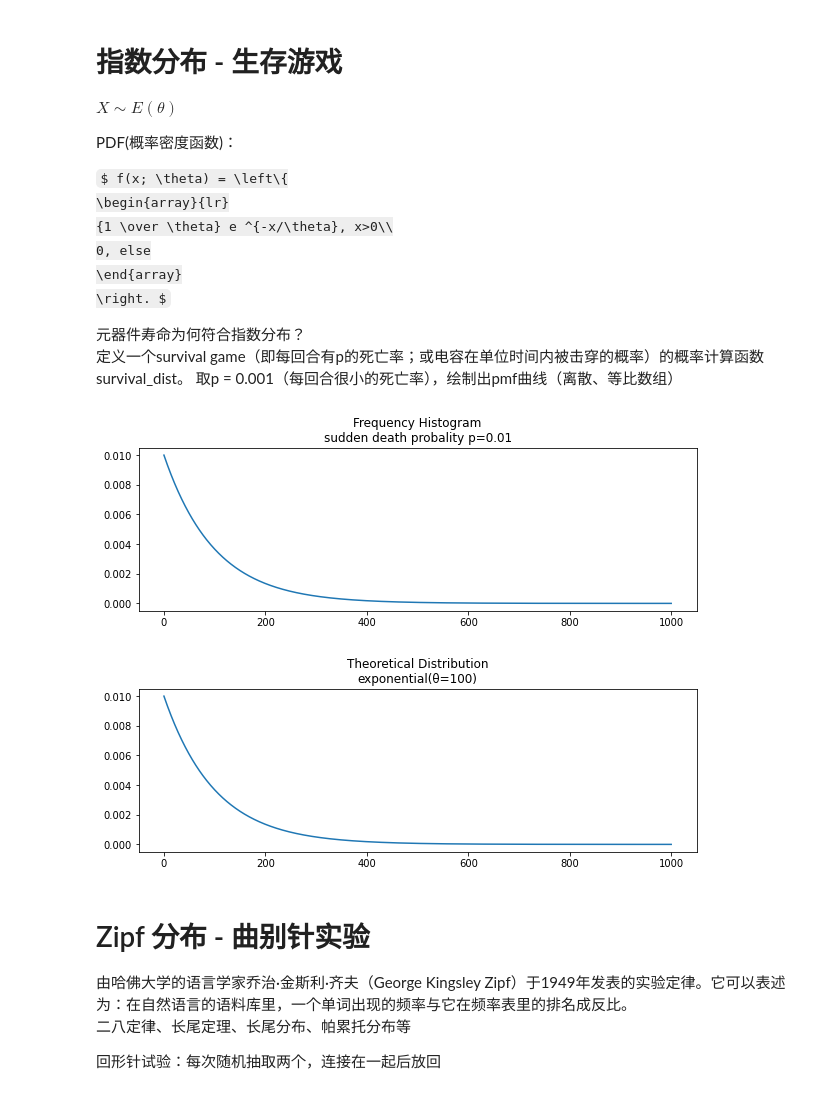
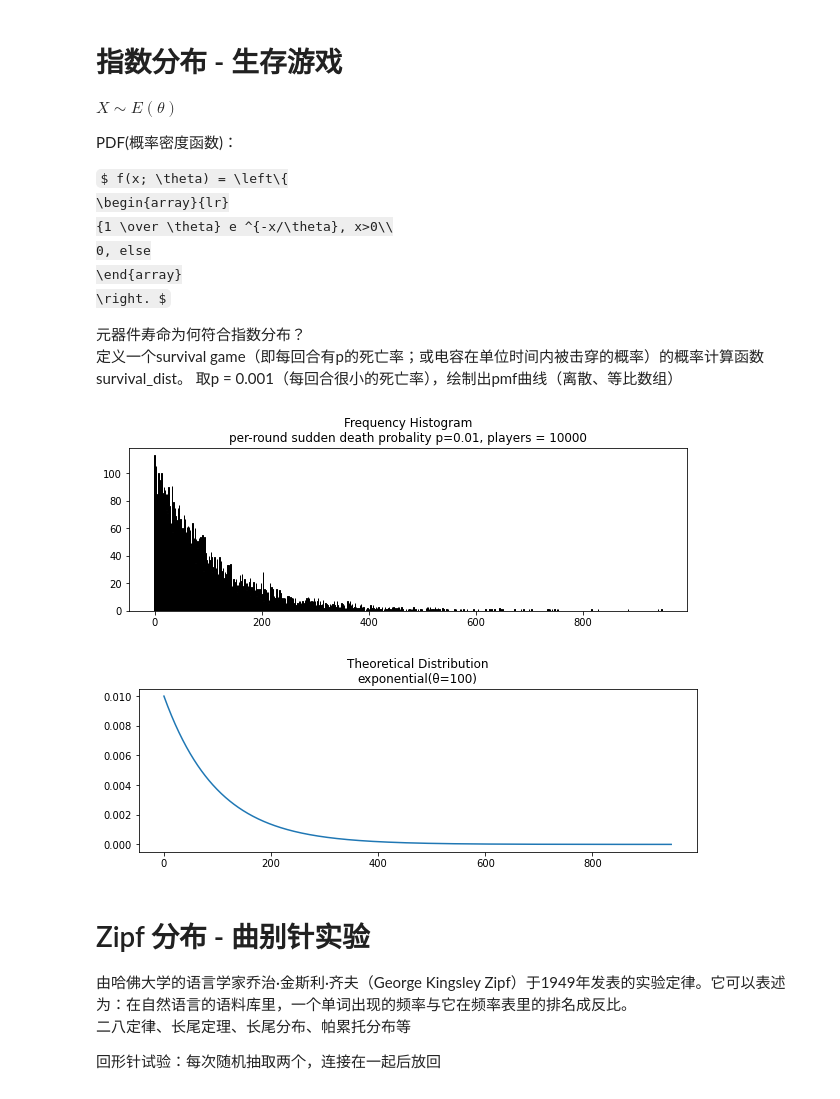
Before and after one commit to zhangys11/mc, a Jupyter notebook: demo.ipynb, the cells around one changed output. Saved outputs shown, nothing was run; the diff lists cells and outputs as text; code cells hidden in the pictures; some formulas as TeX source.

```diff
--- a/demo.ipynb
+++ b/demo.ipynb
@@ -70,11 +70,11 @@ $ f(x; \theta) = \left\{
 # %%
 %run ./src/mc/experiments.py
 %run ./src/mc/distributions.py
-# %%
-sudden_death()
-# %% [output]
-[figure, removed]
-[figure, removed]
+# %%
+sudden_death(num_rounds = 1000, p = 0.01, N = 10000)
+# %% [output]
+[figure, added]
+[figure, added]
 # %% [markdown]
 # Zipf 分布 - 曲别针实验
 
```
Also changed, not shown: parts of 2 cells of this notebook, 2 other files.
